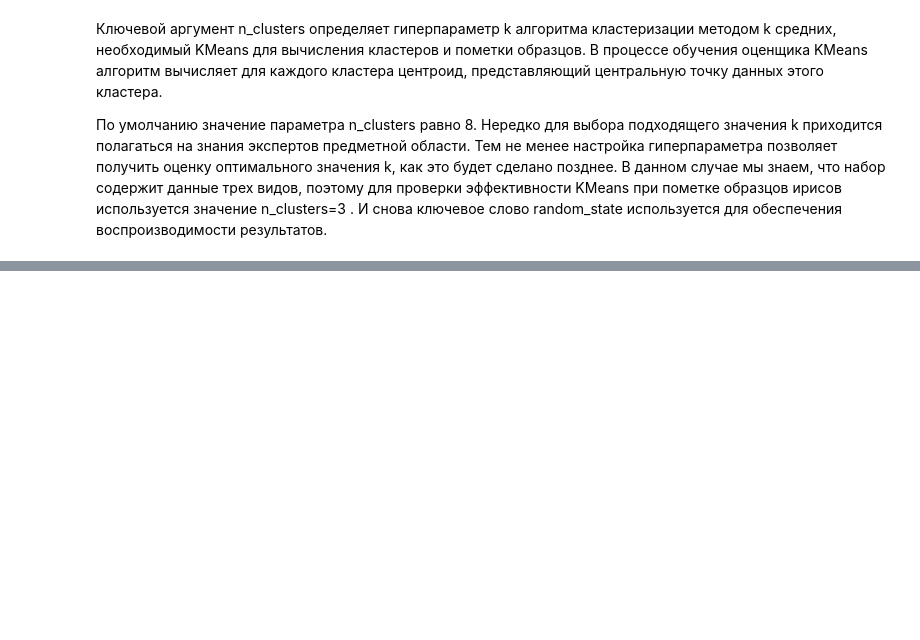
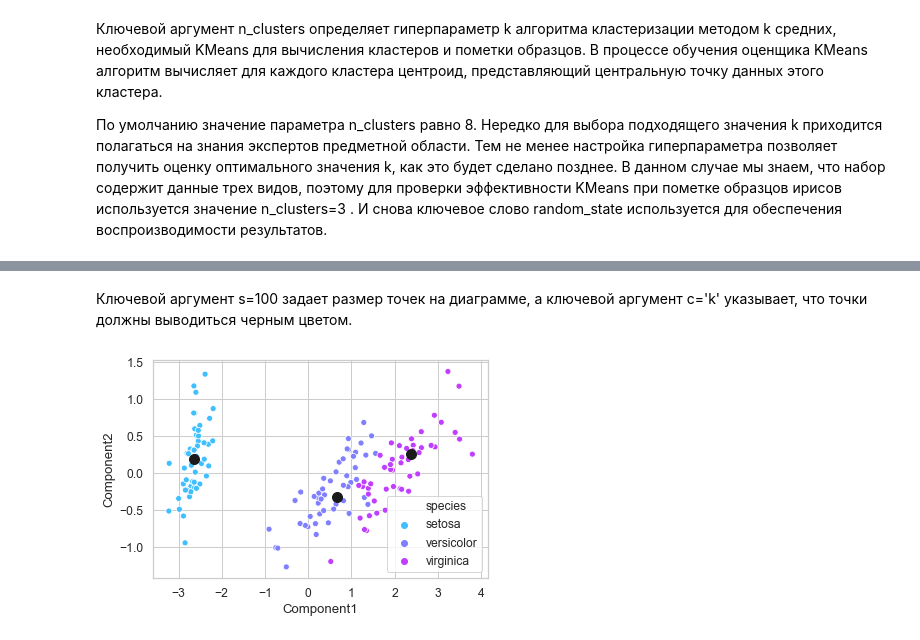
Before and after one commit to dm-fedorov/ml, a Jupyter notebook: 04. Кластеризация методом k средних.ipynb, the cells around one changed output, grey strips where cells are left out. Drawn from its saved outputs; the diff is of its cells as text; code cells hidden in the pictures; blank space fills up the shorter version.

```diff
--- a/04. Кластеризация методом k средних.ipynb
+++ b/04. Кластеризация методом k средних.ipynb
@@ -181,0 +291,12 @@ kmeans = KMeans(n_clusters=3, random_state=11)
+# %% [markdown]
+Ключевой аргумент s=100 задает размер точек на диаграмме, а ключевой аргумент c='k' указывает, что точки должны выводиться черным цветом.
+# %%
+axes = sns.scatterplot(data=iris_pca_df, x='Component1',
+                       y='Component2', hue='species', legend='brief',
+                       palette='cool')
+iris_centers = pca.transform(kmeans.cluster_centers_)
+import matplotlib.pyplot as plt
+dots = plt.scatter(iris_centers[:,0], iris_centers[:,1],
+                   s=100, c='k')
+# %% [output]
+[figure, added]
```
Also changed, not shown: parts of 36 cells of this notebook.
